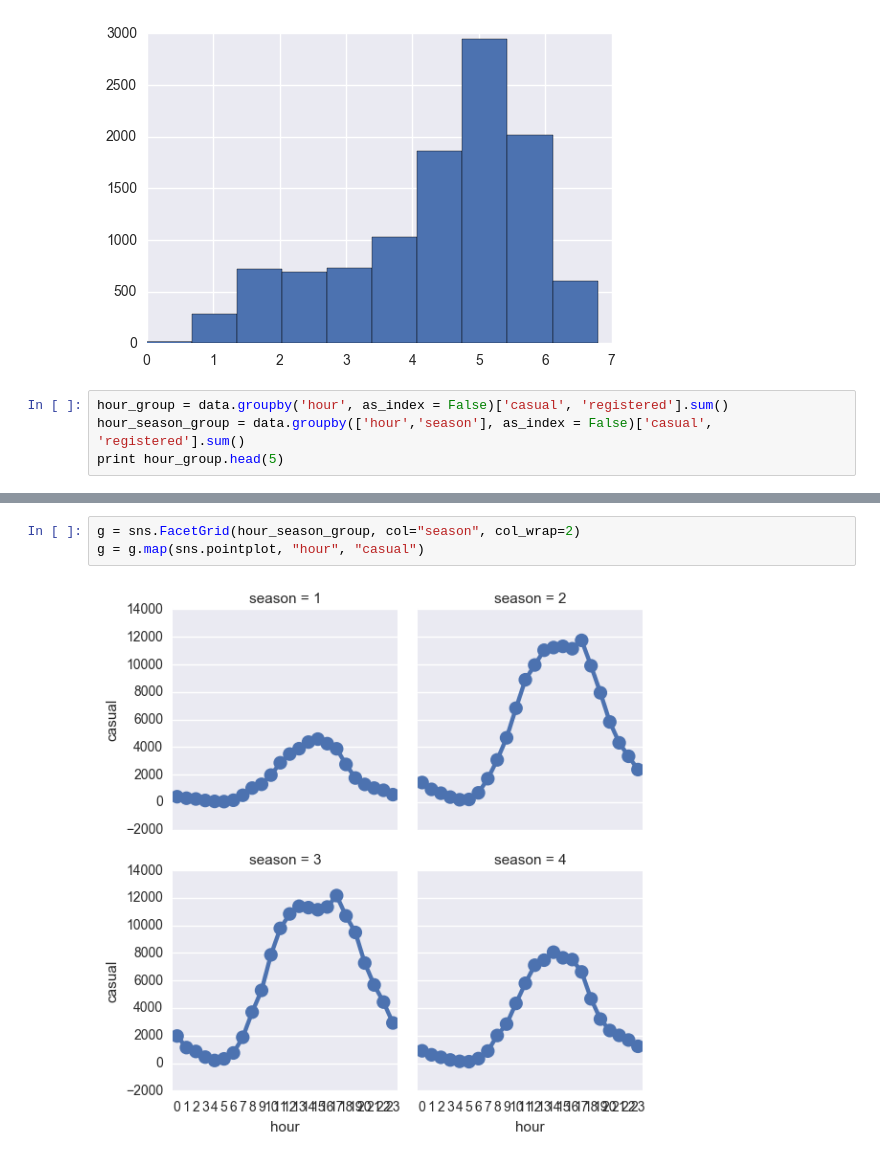
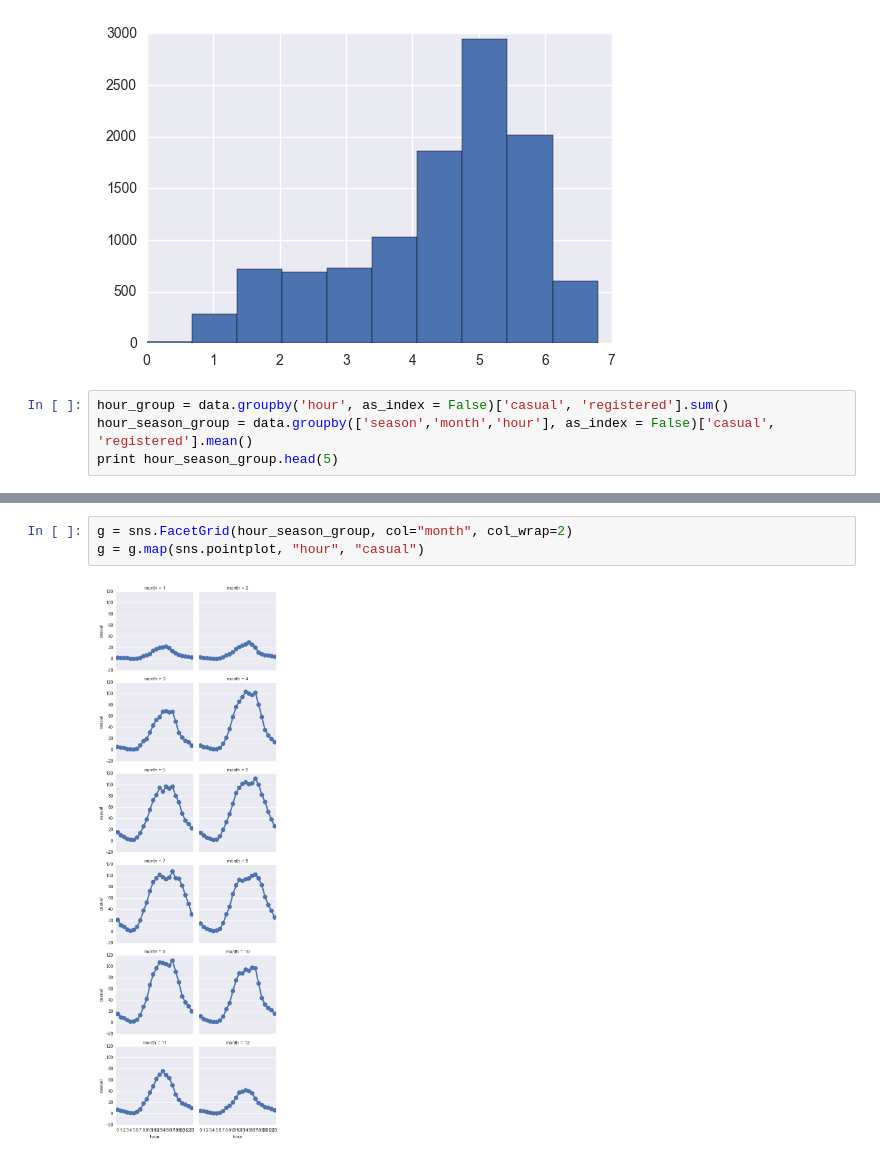
Before and after one commit to jbsolis/Bike-Share, a Jupyter notebook: Exploratory Data Analysis.ipynb, the cells around one changed output, grey strips where cells are left out. Drawn from its saved outputs; the diff is of its cells as text.

Commit message:
Add data visualization

```diff
--- a/Exploratory Data Analysis.ipynb
+++ b/Exploratory Data Analysis.ipynb
@@ -155,6 +155,6 @@ plt.hist(np.log(data['registered'] + 1))
 [figure]
 # %%
 hour_group = data.groupby('hour', as_index = False)['casual', 'registered'].sum()
-hour_season_group = data.groupby(['hour','season'], as_index = False)['casual', 'registered'].sum()
-print hour_group.head(5)
+hour_season_group = data.groupby(['season','month','hour'], as_index = False)['casual', 'registered'].mean()
+print hour_season_group.head(5)
 # %% [output]
@@ -172,8 +176,8 @@ plt.plot(hour_group['hour'], hour_group['casual'])
 # %%
-g = sns.FacetGrid(hour_season_group, col="season", col_wrap=2)
+g = sns.FacetGrid(hour_season_group, col="month", col_wrap=2)
 g = g.map(sns.pointplot, "hour", "casual")
 # %% [output]
-[figure, old version]
+[figure, new version]
 # %%
 plt.plot(hour_group['hour'], hour_group['registered'])
 # %% [output]
```
Also changed, not shown: parts of 6 cells of this notebook, 2 other files.
